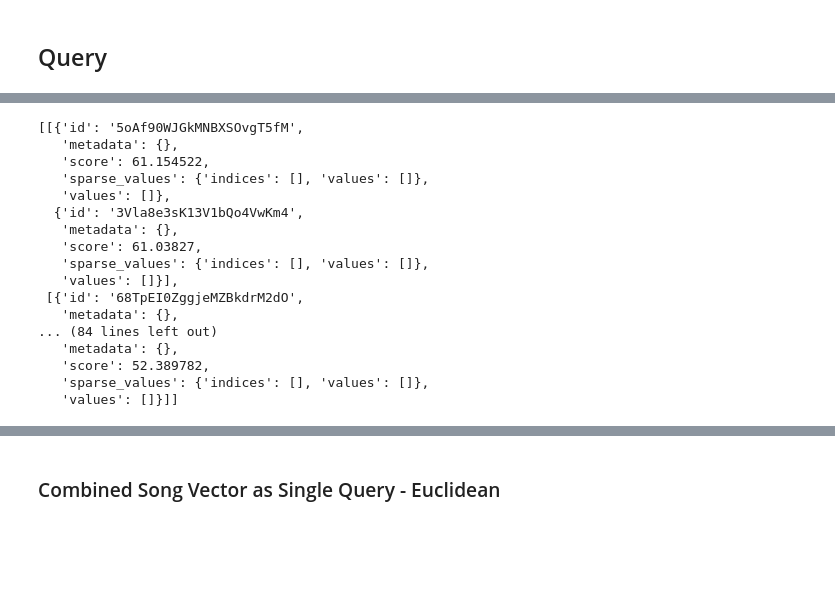
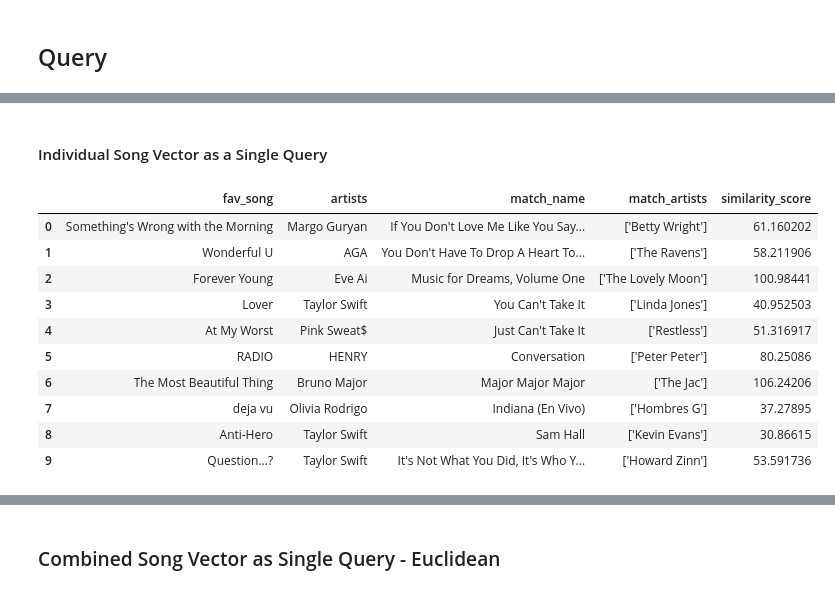
Before and after one commit to sz8689/COS_597A_Project, a Jupyter notebook: Music recommendation system.ipynb, the cells around one changed output, grey strips where cells are left out. Drawn from its saved outputs; the diff is of its cells as text; code cells hidden in the pictures; blank space fills up the shorter version.

Commit message:
refactor query code

```diff
--- a/Music recommendation system.ipynb
+++ b/Music recommendation system.ipynb
@@ -866,8 +741,0 @@ df[df['id'] == '1TEnDPY1FNIGihDdFssI6l']
-# %%
-# query top 1 popular song
-# create the query vector
-xq = top_10_song_embeddings[5]
-
-# now query
-xc = index.query(xq, top_k=1, include_metadata=True)
-xc
@@ -887 +742,32 @@ df[df['id'] == '3IQx2dGEz54MUMJpW3TFR8']
+# %%
+# display query results in dataframe with recommended songs and similarity scores
+def combined_query_result(index, song_embeddings):
+    query_response = index.query(song_embeddings, top_k=10, include_metadata=True)
+    result_songs = []
+    matches = query_response['matches']
+    for e in matches:
+        id = e['id']
+        song = songs_df[songs_df['id'] == id]
+        result_songs.append([song['name'].item(), song['artists'].item(), str(e['score'])])
+    return pd.DataFrame(result_songs, columns=['song_name', 'artists', 'similarity_score'])
+
+def individual_query_result(index, query_songs, query_embeddings):
+    result = []
+    fav_song_names = query_songs['track_name'].tolist()
+    fav_song_artists = query_songs['artist_name'].tolist()
+
+    for i in range(len(fav_song_names)):
+        xc = index.query(query_embeddings[i], top_k=2, include_metadata=True)
+        id = xc['matches'][0]['id']
+        score = xc['matches'][0]['score']
+        song = songs_df[songs_df['id'] == id]
+        song_name = song['name'].item()
+        song_artists = song['artists'].item()
+        if fav_song_names[i] == song_name and fav_song_artists[i] in song_artists:
+            id = xc['matches'][1]['id']
+            score = xc['matches'][1]['score']
+            song = songs_df[songs_df['id'] == id]
+        result.append([fav_song_names[i], fav_song_artists[i], song['name'].item(), song['artists'].item(), str(score)])
+
+    return pd.DataFrame(result, columns=['fav_song', 'artists', 'match_name', 'match_artists', 'similarity_score'])
 # %% [markdown]
@@ -964,27 +822,19 @@ xc
+# %% [markdown]
+#### Individual Song Vector as a Single Query
 # %%
 # personal listening histroy top 10 1by1 - Yuhan
-result_yuhan = []
-for song in yuhan_favorite_song_embeddings:
-    xc = index_d.query(song, top_k=2, include_metadata=True)
-    result_yuhan.append(xc['matches'])
-result_yuhan
+individual_query_result(index_d, yuhan_favorite_songs_to_search, yuhan_songs_embeddings)
 # %% [output]
-[[{'id': '5oAf90WJGkMNBXSOvgT5fM',
-   'metadata': {},
-   'score': 61.154522,
-   'sparse_values': {'indices': [], 'values': []},
-   'values': []},
-  {'id': '3Vla8e3sK13V1bQo4VwKm4',
-   'metadata': {},
-   'score': 61.03827,
-   'sparse_values': {'indices': [], 'values': []},
-   'values': []}],
- [{'id': '68TpEI0ZggjeMZBkdrM2dO',
-   'metadata': {},
-... (84 lines left out)
-   'metadata': {},
-   'score': 52.389782,
-   'sparse_values': {'indices': [], 'values': []},
-   'values': []}]]
+|  | fav_song | artists | match_name | match_artists | similarity_score |
+| 0 | Something's Wrong with the Morning | Margo Guryan | If You Don't Love Me Like You Say... | ['Betty Wright'] | 61.160202 |
+| 1 | Wonderful U | AGA | You Don't Have To Drop A Heart To... | ['The Ravens'] | 58.211906 |
+| 2 | Forever Young | Eve Ai | Music for Dreams, Volume One | ['The Lovely Moon'] | 100.98441 |
+| 3 | Lover | Taylor Swift | You Can't Take It | ['Linda Jones'] | 40.952503 |
+| 4 | At My Worst | Pink Sweat$ | Just Can't Take It | ['Restless'] | 51.316917 |
+| 5 | RADIO | HENRY | Conversation | ['Peter Peter'] | 80.25086 |
+| 6 | The Most Beautiful Thing | Bruno Major | Major Major Major | ['The Jac'] | 106.24206 |
+| 7 | deja vu | Olivia Rodrigo | Indiana (En Vivo) | ['Hombres G'] | 37.27895 |
+| 8 | Anti-Hero | Taylor Swift | Sam Hall | ['Kevin Evans'] | 30.86615 |
+| 9 | Question...? | Taylor Swift | It's Not What You Did, It's Who Y... | ['Howard Zinn'] | 53.591736 |
 # %%
 # personal listening histroy top 10 1by1 - Seanna
```
Also changed, not shown: parts of 82 cells of this notebook.
